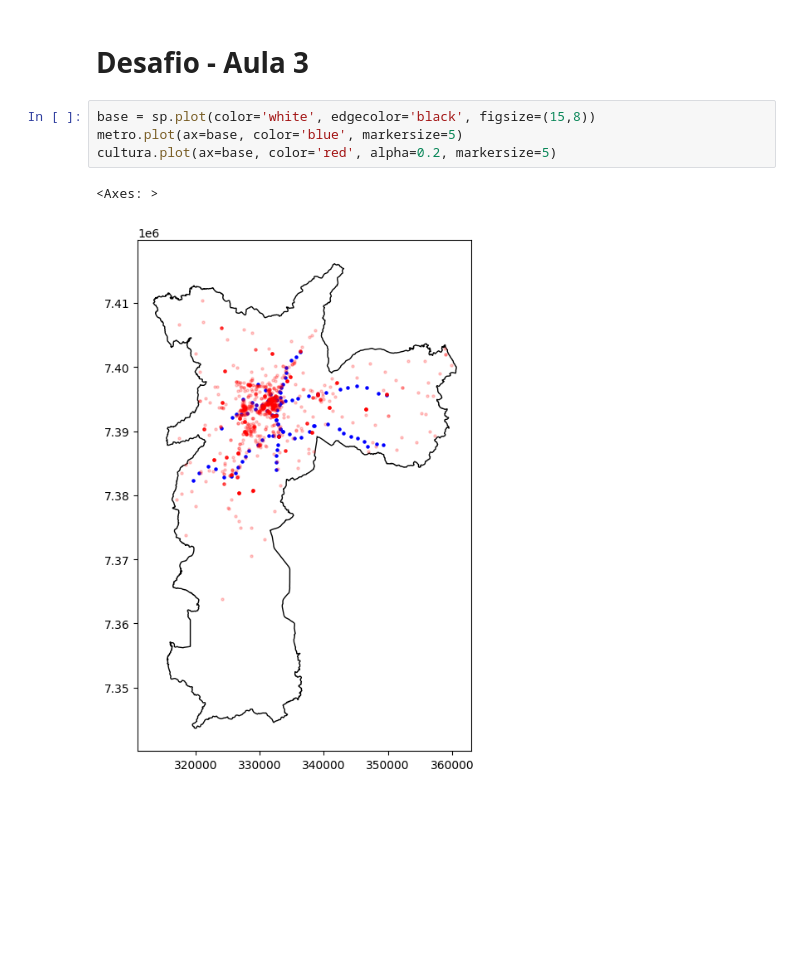
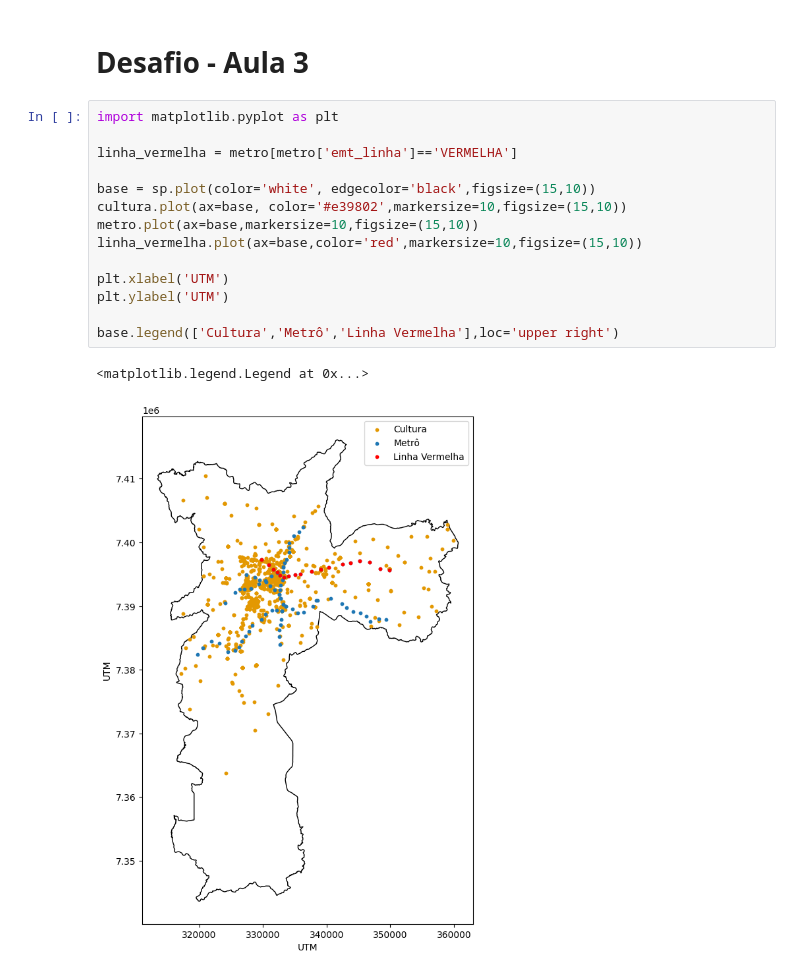
Before and after one commit to ledsouza/geopandas, a Jupyter notebook: Desafio_sampa.ipynb, the cells around one changed output. Cells and saved outputs as stored; diff of their text form; blank space fills up the shorter version.

```diff
--- a/Desafio_sampa.ipynb
+++ b/Desafio_sampa.ipynb
@@ -122,10 +122,20 @@ cultura.crs
 cultura = cultura.set_crs('+proj=utm +zone=23 +south +ellps=GRS80 +towgs84=0,0,0,0,0,0,0 +units=m +no_defs')
 # %% [markdown]
 # Desafio - Aula 3
-# %%
-base = sp.plot(color='white', edgecolor='black', figsize=(15,8))
-metro.plot(ax=base, color='blue', markersize=5)
-cultura.plot(ax=base, color='red', alpha=0.2, markersize=5)
-# %% [output]
-<Axes: >
-[figure, removed]
+# %%
+import matplotlib.pyplot as plt
+
+linha_vermelha = metro[metro['emt_linha']=='VERMELHA']
+
+base = sp.plot(color='white', edgecolor='black',figsize=(15,10))
+cultura.plot(ax=base, color='#e39802',markersize=10,figsize=(15,10))
+metro.plot(ax=base,markersize=10,figsize=(15,10))
+linha_vermelha.plot(ax=base,color='red',markersize=10,figsize=(15,10))
+
+plt.xlabel('UTM')
+plt.ylabel('UTM')
+
+base.legend(['Cultura','Metrô','Linha Vermelha'],loc='upper right')
+# %% [output]
+<matplotlib.legend.Legend at 0x...>
+[figure, added]
```
Also changed, not shown: 1 other file.
